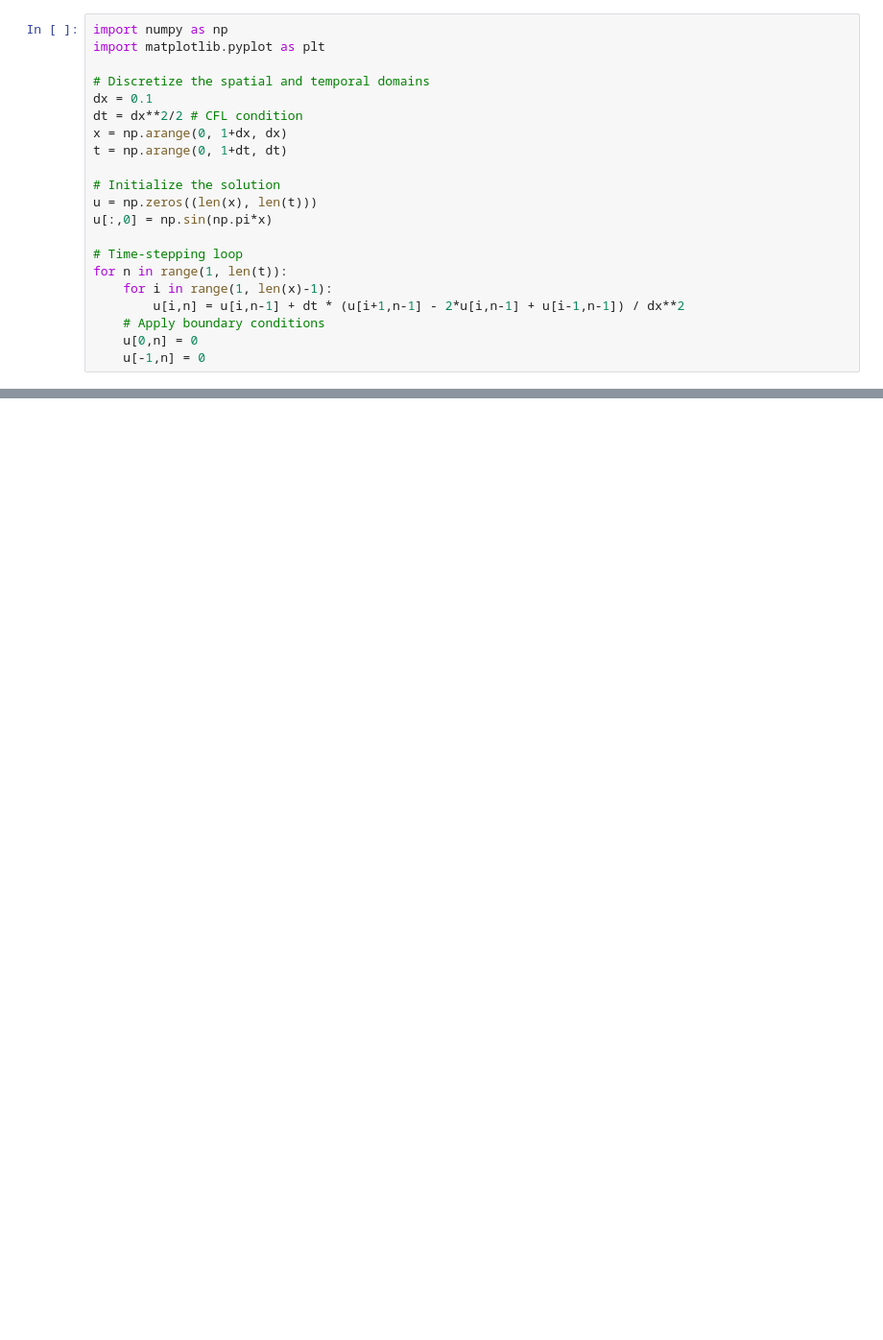
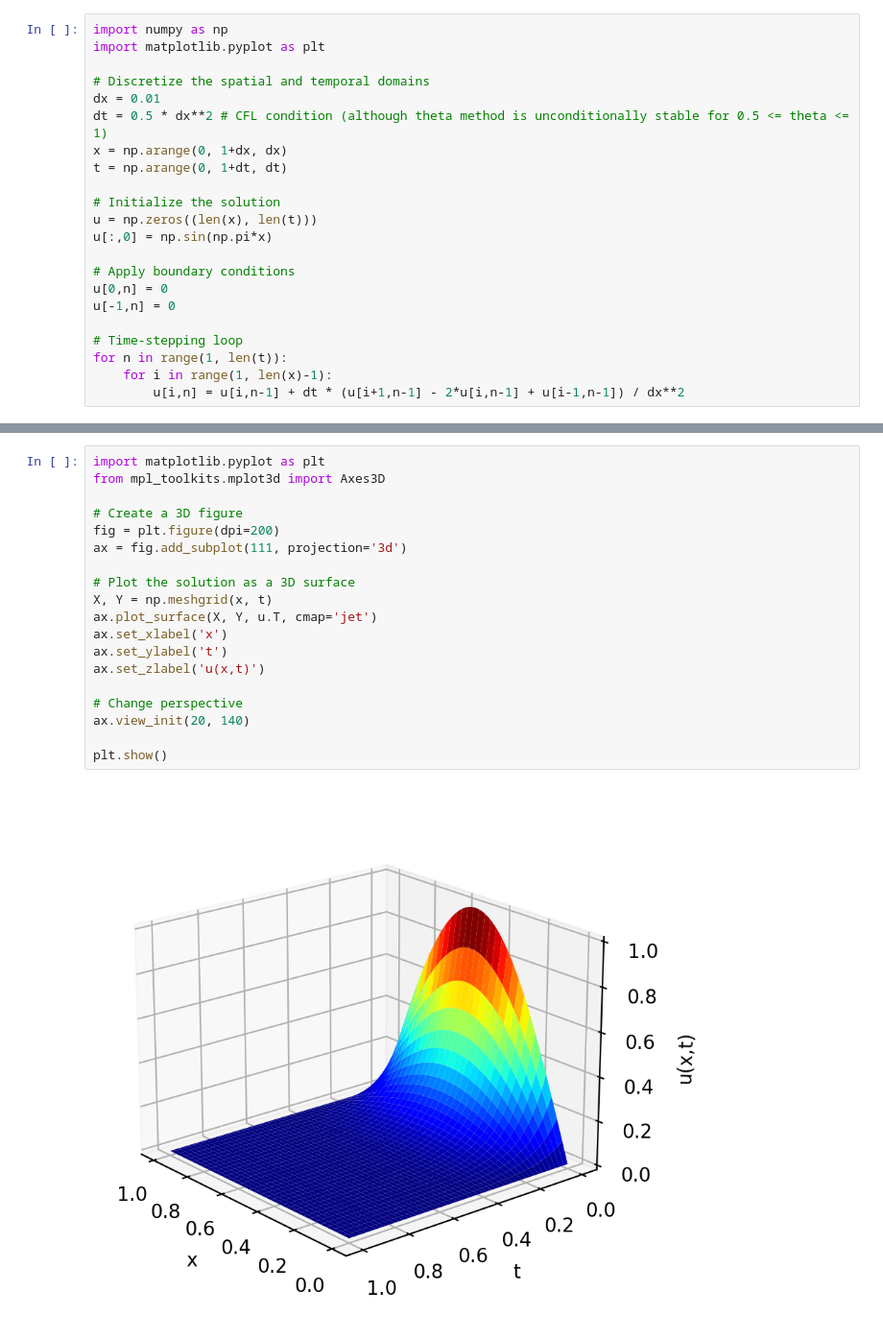
Before and after one commit to Spiegeldondi/comp_fin, a Jupyter notebook: ex10/10_2.ipynb, the cells around one changed output, grey strips where cells are left out. Shown: that part at 96% size. Saved outputs shown, nothing was run; the diff lists cells and outputs as text; blank space fills up the shorter version.

```diff
--- a/ex10/10_2.ipynb
+++ b/ex10/10_2.ipynb
@@ -3,8 +3,8 @@ import numpy as np
 import matplotlib.pyplot as plt
 
 # Discretize the spatial and temporal domains
-dx = 0.1
-dt = dx**2/2 # CFL condition
+dx = 0.01
+dt = 0.5 * dx**2 # CFL condition (although theta method is unconditionally stable for 0.5 <= theta <= 1)
 x = np.arange(0, 1+dx, dx)
 t = np.arange(0, 1+dt, dt)
 
@@ -12,10 +12,11 @@ t = np.arange(0, 1+dt, dt)
 u = np.zeros((len(x), len(t)))
 u[:,0] = np.sin(np.pi*x)
 
+# Apply boundary conditions
+u[0,n] = 0
+u[-1,n] = 0
+
 # Time-stepping loop
 for n in range(1, len(t)):
     for i in range(1, len(x)-1):
         u[i,n] = u[i,n-1] + dt * (u[i+1,n-1] - 2*u[i,n-1] + u[i-1,n-1]) / dx**2
-    # Apply boundary conditions
-    u[0,n] = 0
-    u[-1,n] = 0
@@ -31,3 +23,24 @@ plt.show()
+# %%
+import matplotlib.pyplot as plt
+from mpl_toolkits.mplot3d import Axes3D
+
+# Create a 3D figure
+fig = plt.figure(dpi=200)
+ax = fig.add_subplot(111, projection='3d')
+
+# Plot the solution as a 3D surface
+X, Y = np.meshgrid(x, t)
+ax.plot_surface(X, Y, u.T, cmap='jet')
+ax.set_xlabel('x')
+ax.set_ylabel('t')
+ax.set_zlabel('u(x,t)')
+
+# Change perspective
+ax.view_init(20, 140)
+
+plt.show()
+# %% [output]
+[figure, added]
 # %%
 # Plot the solution as a heatmap
 plt.matshow(u, extent=[0, 1, 0, 1], origin='lower', aspect='auto')
```
Also changed, not shown: parts of 4 cells of this notebook, 4 other files.
